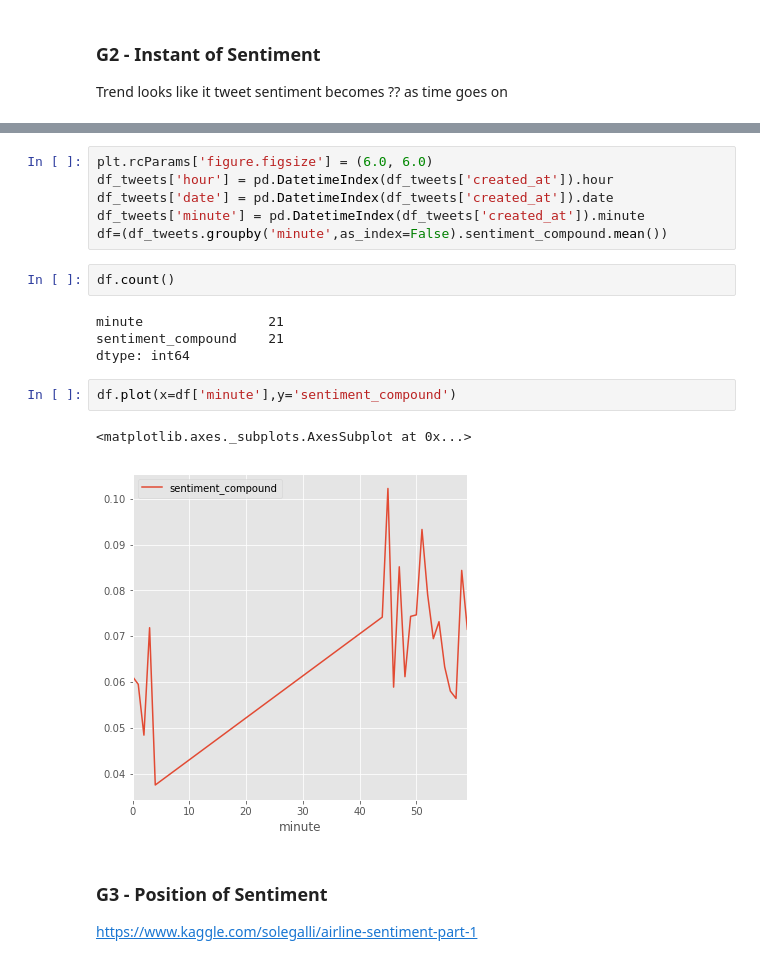
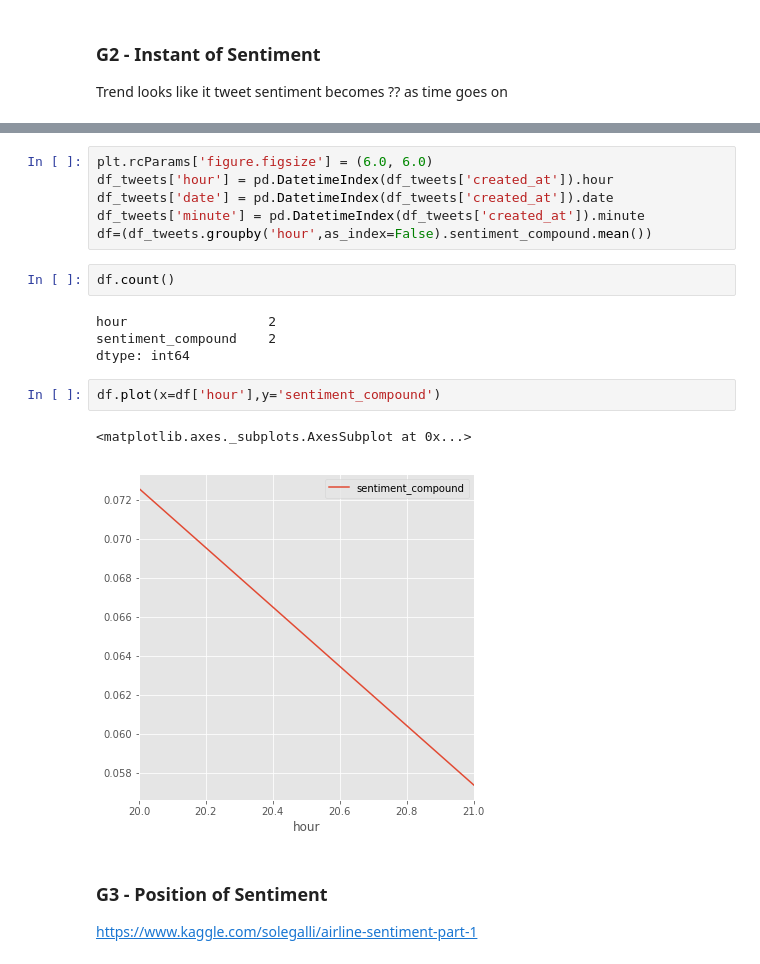
Before and after one commit to Cesaaar/od_twitter, a Jupyter notebook: 2_Visualization.ipynb, the cells around one changed output, grey strips where cells are left out. Cells and saved outputs as stored; diff of their text form.

Commit message:
Sentiment v6

```diff
--- a/2_Visualization.ipynb
+++ b/2_Visualization.ipynb
@@ -57,18 +57,18 @@ plt.rcParams['figure.figsize'] = (6.0, 6.0)
 df_tweets['hour'] = pd.DatetimeIndex(df_tweets['created_at']).hour
 df_tweets['date'] = pd.DatetimeIndex(df_tweets['created_at']).date
 df_tweets['minute'] = pd.DatetimeIndex(df_tweets['created_at']).minute
-df=(df_tweets.groupby('minute',as_index=False).sentiment_compound.mean())
+df=(df_tweets.groupby('hour',as_index=False).sentiment_compound.mean())
 # %%
 df.count()
 # %% [output]
-minute                21
-sentiment_compound    21
+hour                  2
+sentiment_compound    2
 dtype: int64
 # %%
-df.plot(x=df['minute'],y='sentiment_compound')
+df.plot(x=df['hour'],y='sentiment_compound')
 # %% [output]
 <matplotlib.axes._subplots.AxesSubplot at 0x...>
-[figure, old version]
+[figure, new version]
 # %% [markdown]
 ### G3 - Position of Sentiment
 
```
Also changed, not shown: parts of 23 cells of this notebook, 4 other files.
